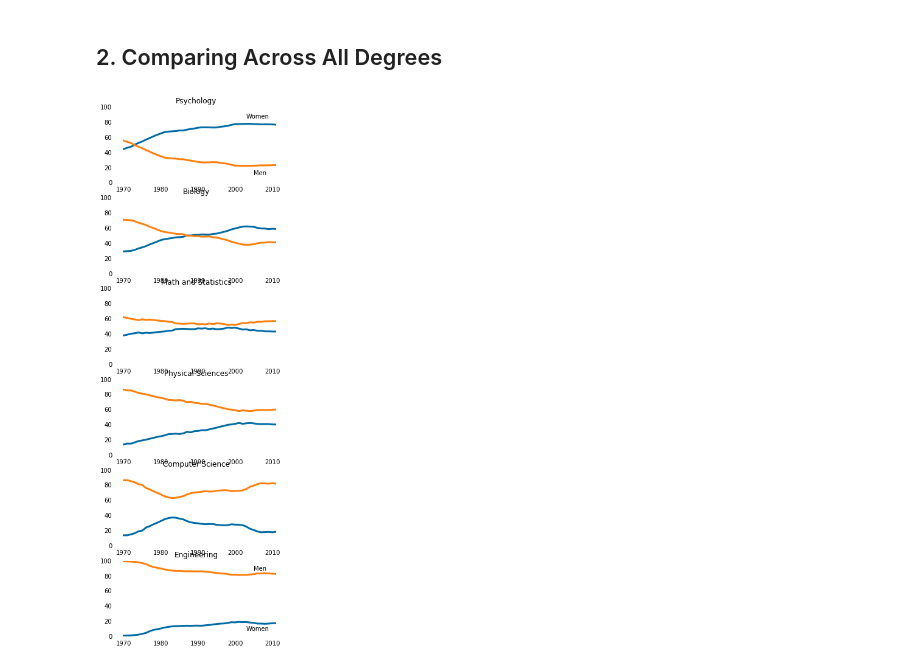
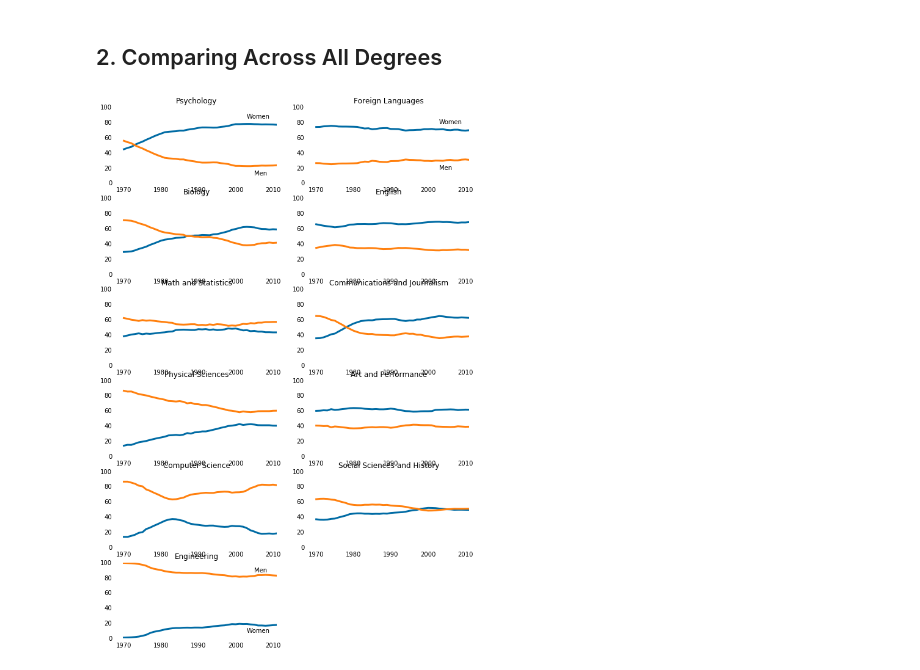
Before and after one commit to KiemNguyen/data-science, a Jupyter notebook: gender-gap-in-college-degrees/Gender Gap In College Degrees.ipynb, the cells around one changed output. Drawn from its saved outputs; the diff is of its cells as text; code cells hidden in the pictures.

Commit message:
Generate second column of the line charts

```diff
--- a/gender-gap-in-college-degrees/Gender Gap In College Degrees.ipynb
+++ b/gender-gap-in-college-degrees/Gender Gap In College Degrees.ipynb
@@ -47,32 +47,51 @@ cb_orange = (255/255, 128/255, 14/255)
 
 stem_cats = ['Psychology', 'Biology', 'Math and Statistics', 'Physical Sciences', 'Computer Science', 'Engineering', 'Computer Science']
 lib_arts_cats = ['Foreign Languages', 'English', 'Communications and Journalism', 'Art and Performance', 'Social Sciences and History']
 other_cats = ['Health Professions', 'Public Administration', 'Education', 'Agriculture','Business', 'Architecture']
 
 fig = plt.figure(figsize=(16, 16))
 
 # Generate first column of line charts. STEM degrees.
 for sp in range(0,18,3):
     cat_index = int(sp/3)
     ax = fig.add_subplot(6,3,sp+1)
     ax.plot(women_degrees['Year'], women_degrees[stem_cats[cat_index]], c=cb_dark_blue, label='Women', linewidth=3)
     ax.plot(women_degrees['Year'], 100-women_degrees[stem_cats[cat_index]], c=cb_orange, label='Men', linewidth=3)
     for key, spine in ax.spines.items():
         spine.set_visible(False)
 
     ax.set_xlim(1968, 2011)
-    ax.set_ylim(0,100)
+    ax.set_ylim(0, 100)
     ax.set_title(stem_cats[cat_index])
     ax.tick_params(bottom="off", top="off", left="off", right="off")
 
     if cat_index == 0:
         ax.text(2003, 85, 'Women')
         ax.text(2005, 10, 'Men')
     elif cat_index == 5:
         ax.text(2005, 87, 'Men')
         ax.text(2003, 7, 'Women')
 
+#Generate second column of the line charts. Liberal arts degrees.
+for sp in range(1,16,3):
+    cat_index = int((sp-1)/3)
+    ax = fig.add_subplot(6,3,sp+1)
+    ax.plot(women_degrees['Year'], women_degrees[lib_arts_cats[cat_index]], c=cb_dark_blue, label='Women', linewidth=3)
+    ax.plot(women_degrees['Year'], 100-women_degrees[lib_arts_cats[cat_index]], c=cb_orange, label='Men', linewidth=3)
+    for key, spine in ax.spines.items():
+        spine.set_visible(False)
+
+    ax.set_xlim(1968, 2011)
+    ax.set_ylim(0, 100)
+    ax.set_title(lib_arts_cats[cat_index])
+    ax.tick_params(bottom="off", top="off", left="off", right="off")
+
+    if cat_index == 0:
+        ax.text(2003, 78, 'Women')
+        ax.text(2003, 17, 'Men')
+
+
 
 plt.show()
 # %% [output]
-[figure, old version]
+[figure, new version]
```
